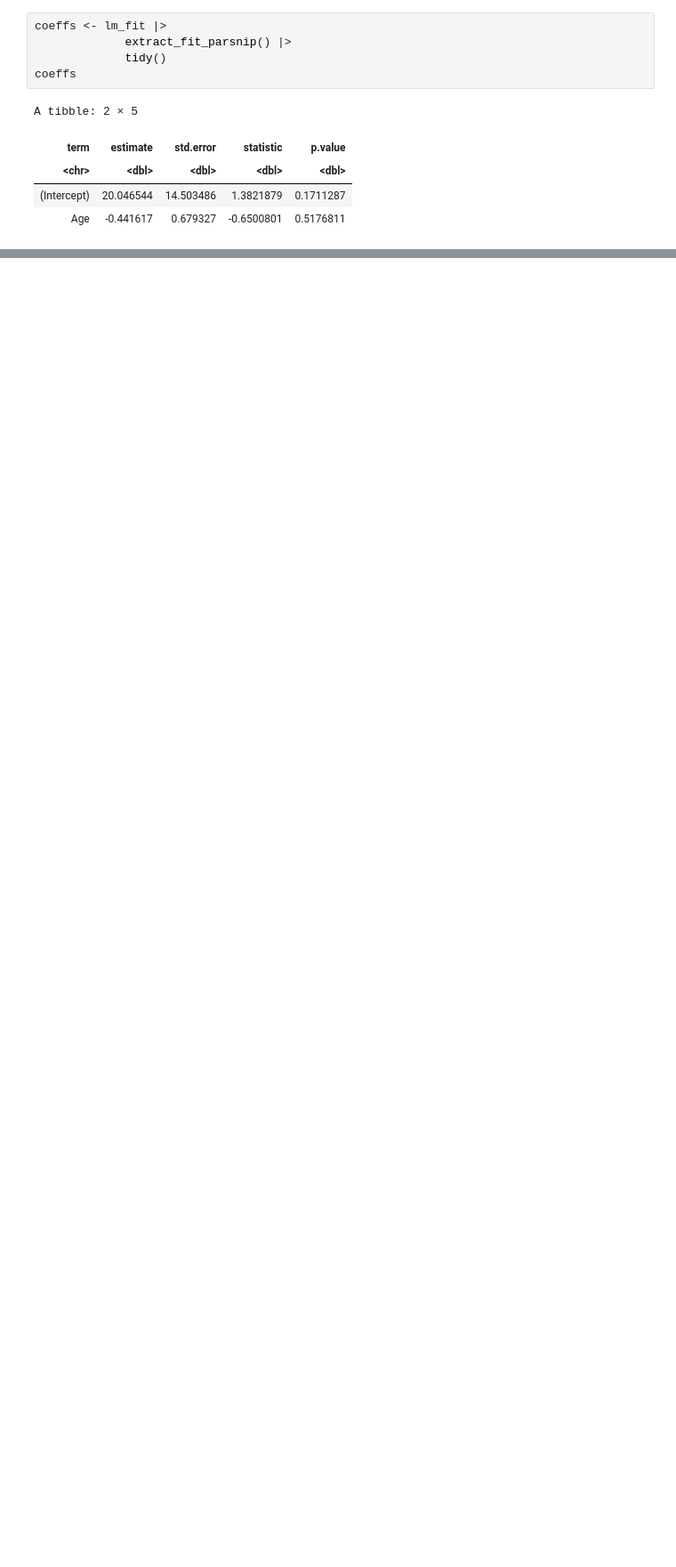
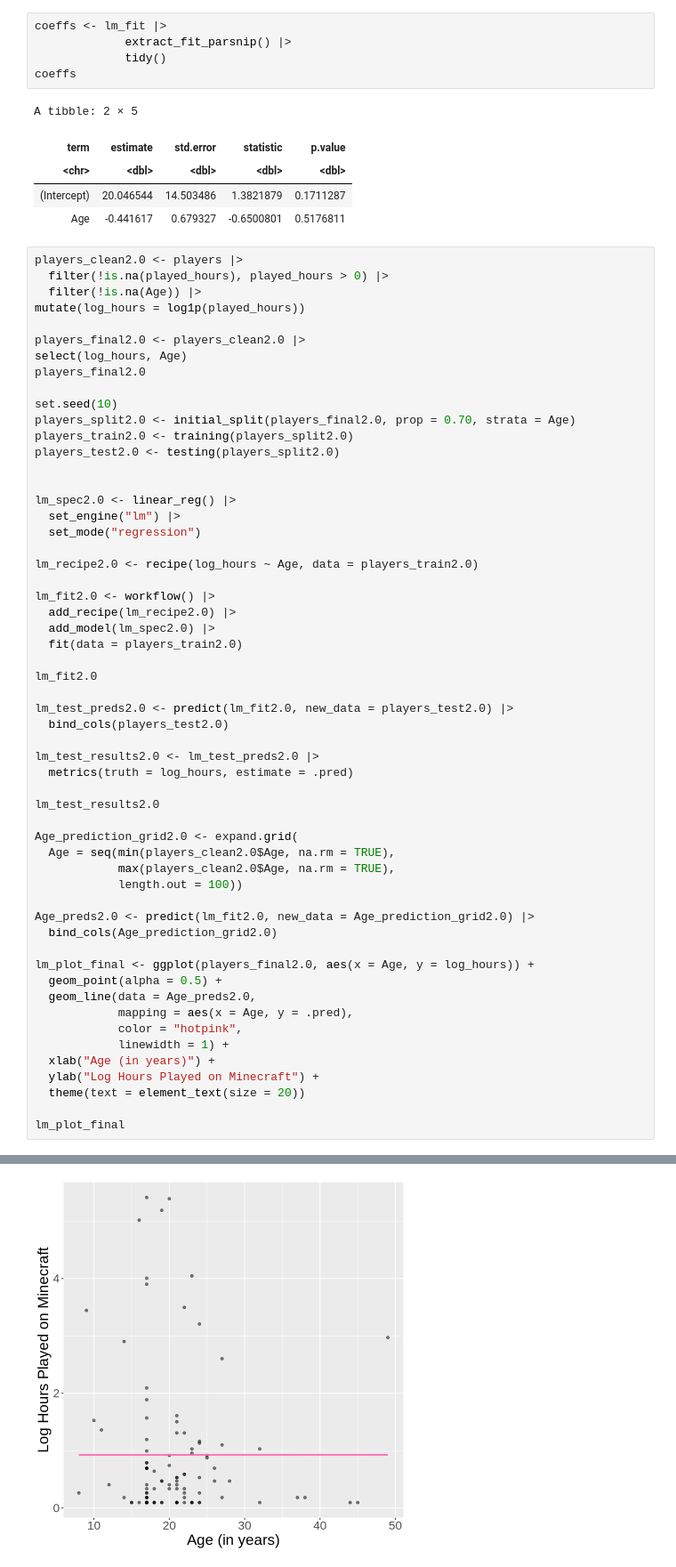
Before and after one commit to cindyttt/dsci-100-2025-final-project, a Jupyter notebook: analysis.ipynb, the cells around one changed output, grey strips where cells are left out. Shown at 89% size. Saved outputs shown, nothing was run; the diff lists cells and outputs as text; blank space fills up the shorter version.

```diff
--- a/analysis.ipynb
+++ b/analysis.ipynb
@@ -183,3 +183,60 @@ A tibble: 2 × 5
 | <chr> | <dbl> | <dbl> | <dbl> | <dbl> |
 | (Intercept) | 20.046544 | 14.503486 | 1.3821879 | 0.1711287 |
 | Age | -0.441617 | 0.679327 | -0.6500801 | 0.5176811 |
+# %%
+players_clean2.0 <- players |>
+  filter(!is.na(played_hours), played_hours > 0) |>
+  filter(!is.na(Age)) |>
+mutate(log_hours = log1p(played_hours))
+
+players_final2.0 <- players_clean2.0 |>
+select(log_hours, Age)
+players_final2.0
+
+set.seed(10)
+players_split2.0 <- initial_split(players_final2.0, prop = 0.70, strata = Age)
+players_train2.0 <- training(players_split2.0)
+players_test2.0 <- testing(players_split2.0)
+
+
+lm_spec2.0 <- linear_reg() |>
+  set_engine("lm") |>
+  set_mode("regression")
+
+lm_recipe2.0 <- recipe(log_hours ~ Age, data = players_train2.0)
+
+lm_fit2.0 <- workflow() |>
+  add_recipe(lm_recipe2.0) |>
+  add_model(lm_spec2.0) |>
+  fit(data = players_train2.0)
+
+lm_fit2.0
+
+lm_test_preds2.0 <- predict(lm_fit2.0, new_data = players_test2.0) |>
+  bind_cols(players_test2.0)
+
+lm_test_results2.0 <- lm_test_preds2.0 |>
+  metrics(truth = log_hours, estimate = .pred)
+
+lm_test_results2.0
+
+Age_prediction_grid2.0 <- expand.grid(
+  Age = seq(min(players_clean2.0$Age, na.rm = TRUE),
+            max(players_clean2.0$Age, na.rm = TRUE),
+            length.out = 100))
+
+Age_preds2.0 <- predict(lm_fit2.0, new_data = Age_prediction_grid2.0) |>
+  bind_cols(Age_prediction_grid2.0)
+
+lm_plot_final <- ggplot(players_final2.0, aes(x = Age, y = log_hours)) +
+  geom_point(alpha = 0.5) +
+  geom_line(data = Age_preds2.0,
+            mapping = aes(x = Age, y = .pred),
+            color = "hotpink",
+            linewidth = 1) +
+  xlab("Age (in years)") +
+  ylab("Log Hours Played on Minecraft") +
+  theme(text = element_text(size = 20))
+
+lm_plot_final
+# %% [output]
@@ -185,0 +283 @@ A tibble: 2 × 5
+[figure, added]
```
Also changed, not shown: parts of 2 cells of this notebook.
